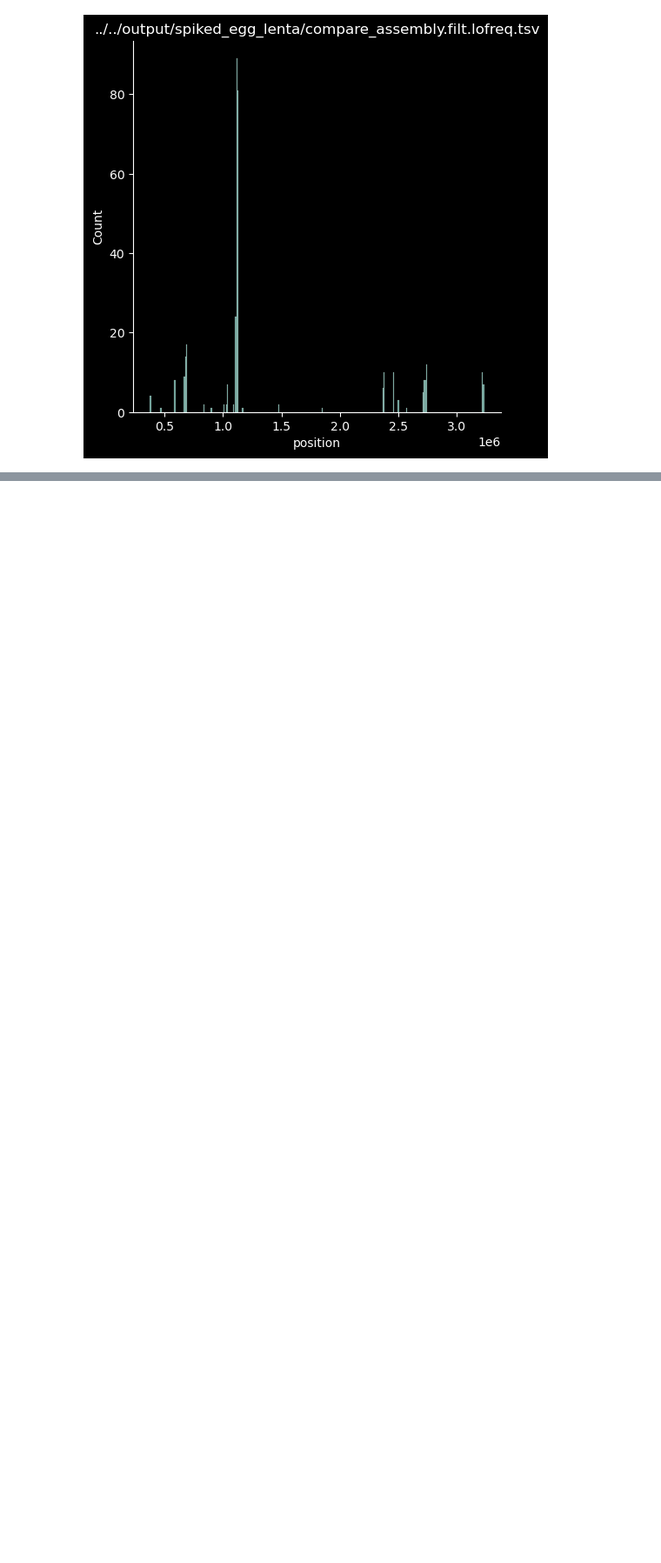
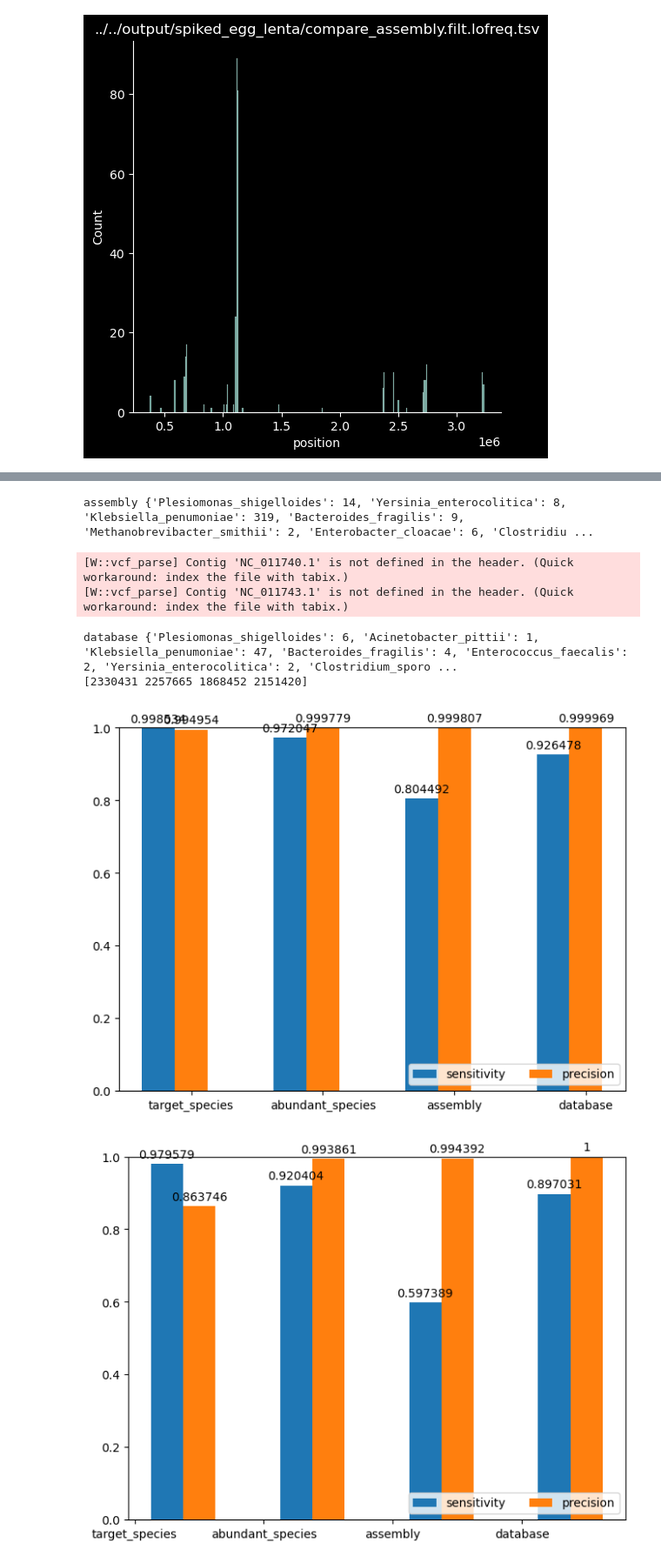
Before and after one commit to ViolaChenYT/metagen_pipeline, a Jupyter notebook: workflow/scripts/workbench.ipynb, the cells around one changed output, grey strips where cells are left out. Shown at 87% size. Cells and saved outputs as stored; diff of their text form; code cells hidden in the pictures; blank space fills up the shorter version.

```diff
--- a/workflow/scripts/workbench.ipynb
+++ b/workflow/scripts/workbench.ipynb
@@ -745,0 +984,45 @@ for species in ["database","abundant_species","target_species", "assembly"]:
+# %%
+def plot_sens_prec_read_n_snp(series):
+  lst = ["target_species", "abundant_species", "assembly","database"]
+  read_df, df = check_read_n_snp(f"../../output/{series}_read_same_as_ref", lst, f"../../data/{series[0]}.1_reads_R1.fq.gz",snp="../../refs/fna_seq/Escherichia_fergusonii.snp.lst",identifier="ferg")
+  width = 0.25  # the width of the bars
+  multiplier = 0
+  x = np.arange(len(lst))
+  fig, ax = plt.subplots(constrained_layout=True)
+
+  for what in ['sensitivity','precision']:
+      attribute=what
+      measurement=read_df[what]
+      offset = width * multiplier
+      rects = ax.bar(x + offset, measurement, width, label=attribute)
+      ax.bar_label(rects, padding=3)
+      multiplier += 1
+
+  # Add some text for labels, title and custom x-axis tick labels, etc.
+  # ax.set_title('Different methods')
+  ax.set_xticks(x + width, lst)
+  ax.legend(loc='lower right', ncols=2)
+  ax.set_ylim(0, 1)
+  # read_df.plot(x='name', y=["sensitivity","precision"],kind="bar")
+  plt.show()
+  fig, ax = plt.subplots(constrained_layout=True)
+
+  for what in ['sensitivity','precision']:
+      attribute=what
+      measurement=df[what]
+      offset = width * multiplier
+      rects = ax.bar(x + offset, measurement, width, label=attribute)
+      ax.bar_label(rects, padding=3)
+      multiplier += 1
+
+  # Add some text for labels, title and custom x-axis tick labels, etc.
+  # ax.set_title('Different methods')
+  ax.set_xticks(x + width, lst)
+  ax.legend(loc='lower right', ncols=2)
+  ax.set_ylim(0, 1)
+  # read_df.plot(x='name', y=["sensitivity","precision"],kind="bar")
+  plt.show()
+# %%
+series = "2.1"
+plot_sens_prec_read_n_snp(series)
+# %% [output]
@@ -745,0 +1038,7 @@ for species in ["database","abundant_species","target_species", "assembly"]:
+assembly {'Plesiomonas_shigelloides': 14, 'Yersinia_enterocolitica': 8, 'Klebsiella_penumoniae': 319, 'Bacteroides_fragilis': 9, 'Methanobrevibacter_smithii': 2, 'Enterobacter_cloacae': 6, 'Clostridiu ...
+[W::vcf_parse] Contig 'NC_011740.1' is not defined in the header. (Quick workaround: index the file with tabix.)
+[W::vcf_parse] Contig 'NC_011743.1' is not defined in the header. (Quick workaround: index the file with tabix.)
+database {'Plesiomonas_shigelloides': 6, 'Acinetobacter_pittii': 1, 'Klebsiella_penumoniae': 47, 'Bacteroides_fragilis': 4, 'Enterococcus_faecalis': 2, 'Yersinia_enterocolitica': 2, 'Clostridium_sporo ...
+[2330431 2257665 1868452 2151420]
+[figure, added]
+[figure, added]
```
Also changed, not shown: parts of 31 cells of this notebook, 6 other files.
